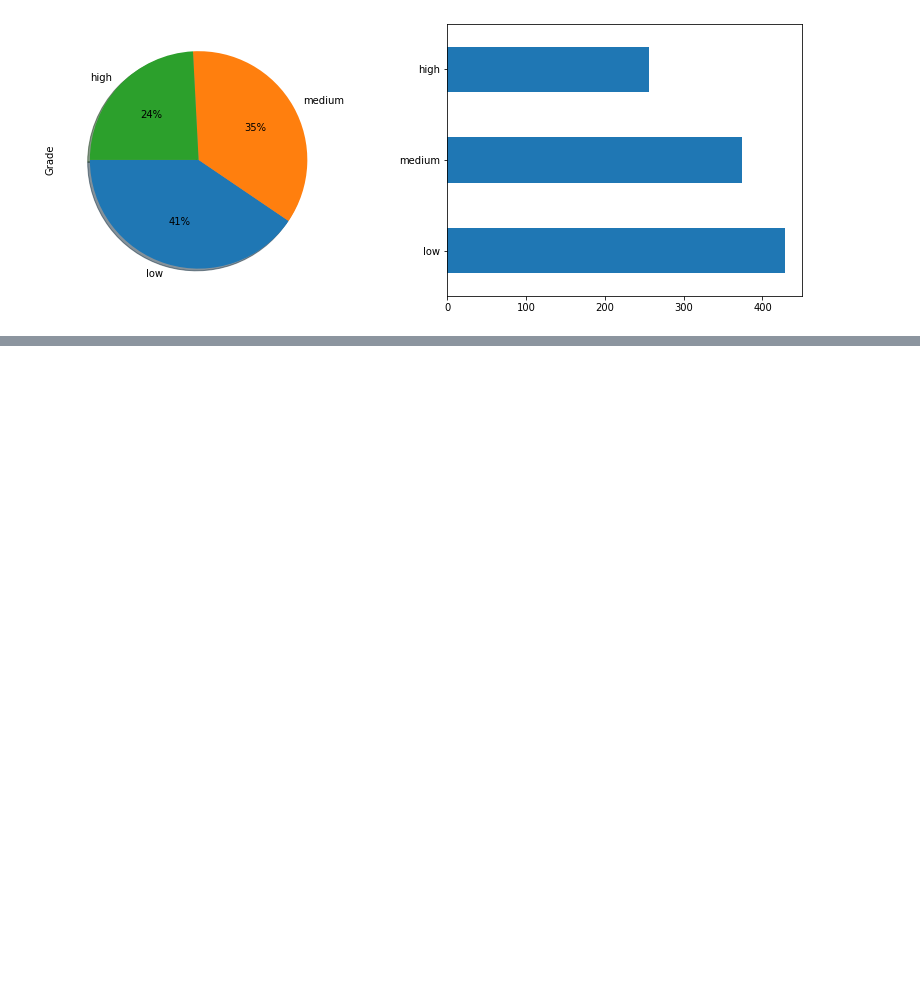
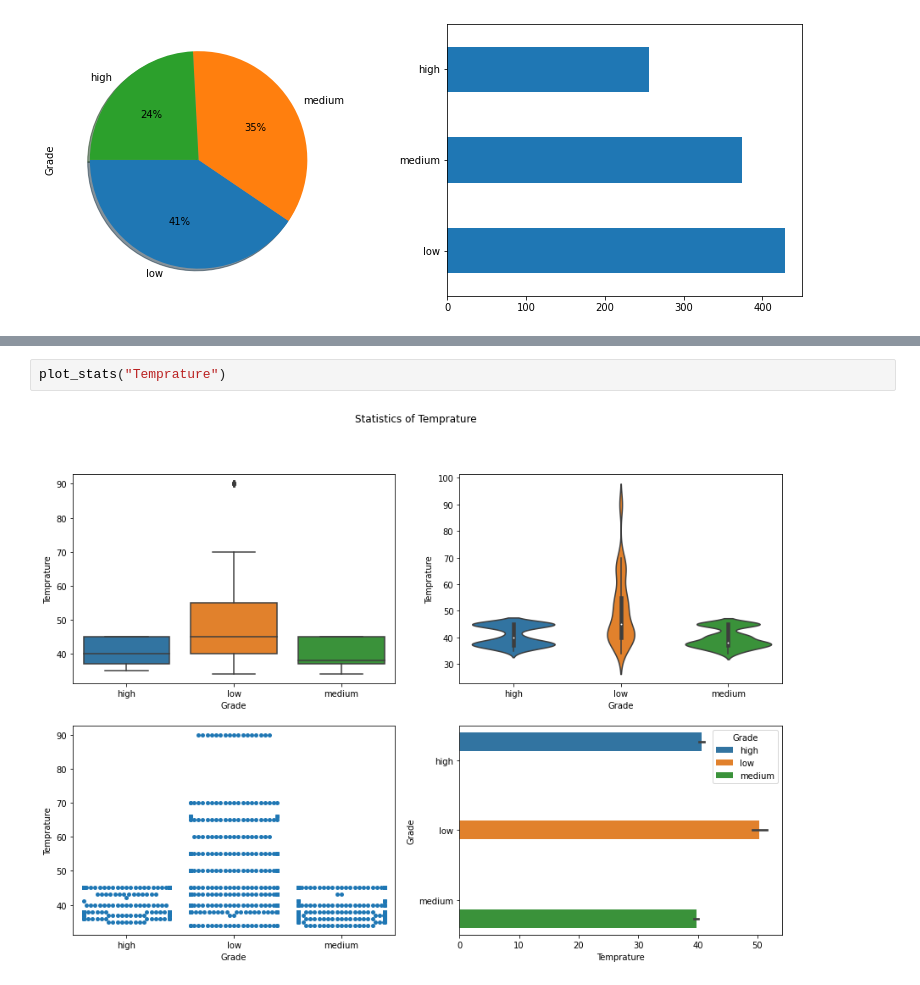
Before and after one commit to Prakashdeveloper03/Milk-Quality-Prediction, a Jupyter notebook: notebook/analysis.ipynb, the cells around one changed output, grey strips where cells are left out. Saved outputs shown, nothing was run; the diff lists cells and outputs as text; blank space fills up the shorter version.

```diff
--- a/notebook/analysis.ipynb
+++ b/notebook/analysis.ipynb
@@ -201,0 +212,4 @@ plt.show()  # shows the plot
+# %%
+plot_stats("Temprature")
+# %% [output]
+[figure, added]
```
Also changed, not shown: parts of 3 cells of this notebook.
